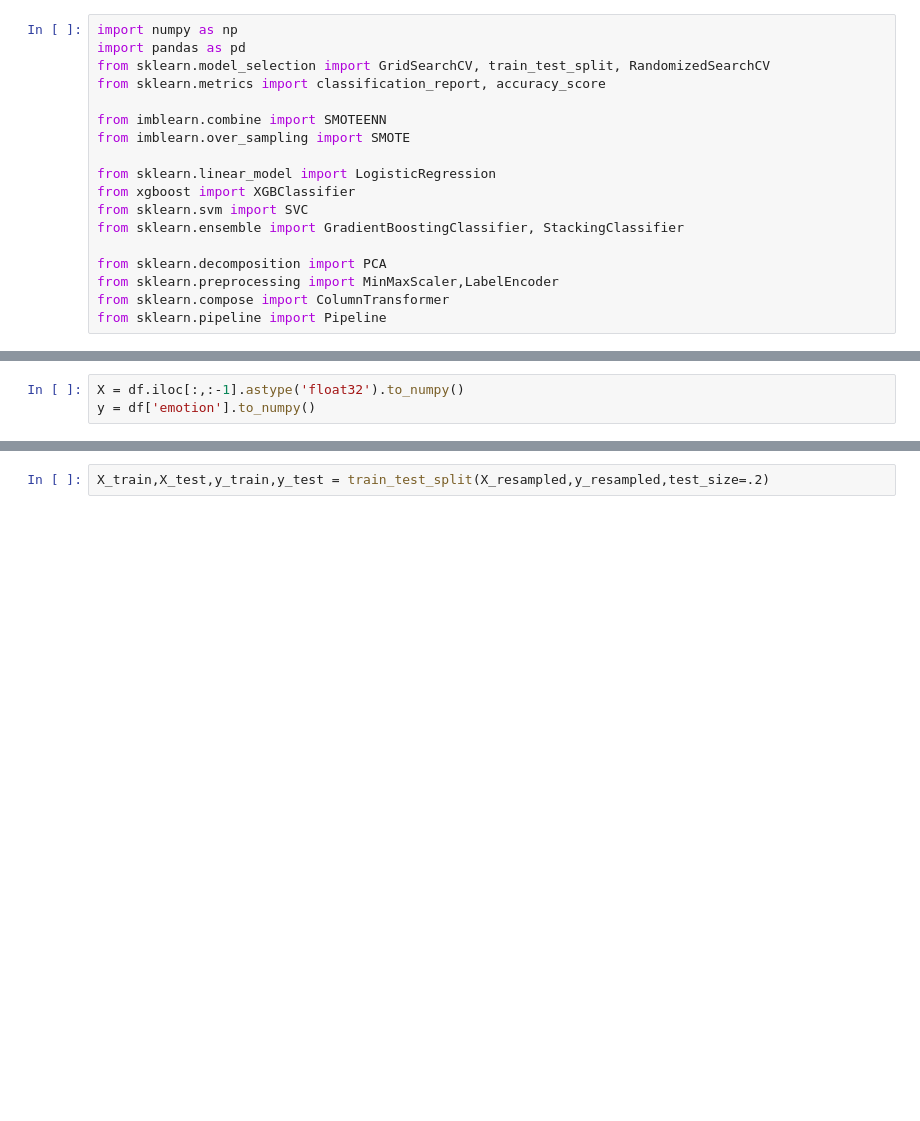
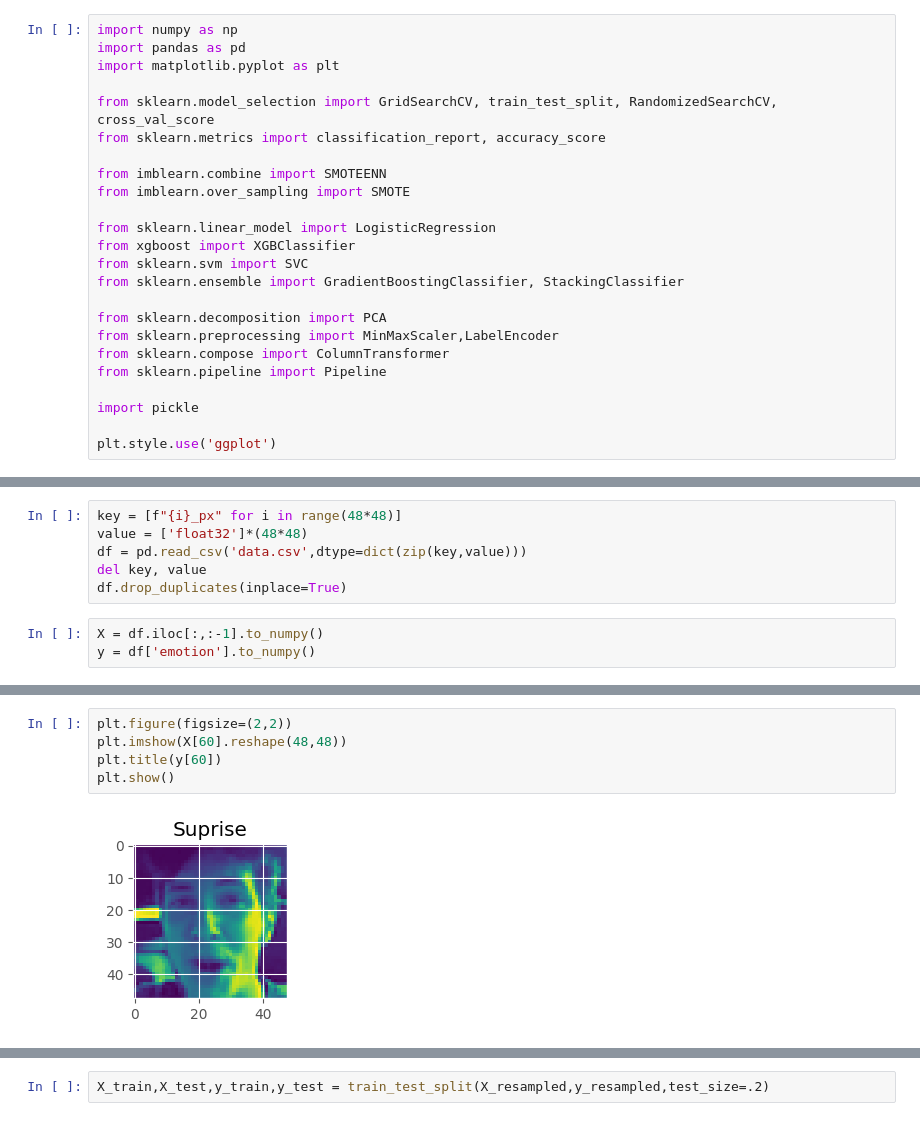
Before and after one commit to KToppo/Emotion-Detection-ML, a Jupyter notebook: Model_Building.ipynb, the cells around one changed output, grey strips where cells are left out. Cells and saved outputs as stored; diff of their text form; blank space fills up the shorter version.

Commit message:
update image-to-vector file tested new models and saved build models from it defining README and requirements file

```diff
--- a/Model_Building.ipynb
+++ b/Model_Building.ipynb
@@ -1,7 +1,9 @@
 # %%
 import numpy as np
 import pandas as pd
-from sklearn.model_selection import GridSearchCV, train_test_split, RandomizedSearchCV
+import matplotlib.pyplot as plt
+
+from sklearn.model_selection import GridSearchCV, train_test_split, RandomizedSearchCV, cross_val_score
 from sklearn.metrics import classification_report, accuracy_score
 
 from imblearn.combine import SMOTEENN
@@ -16,3 +18,7 @@ from sklearn.decomposition import PCA
 from sklearn.preprocessing import MinMaxScaler,LabelEncoder
 from sklearn.compose import ColumnTransformer
 from sklearn.pipeline import Pipeline
+
+import pickle
+
+plt.style.use('ggplot')
@@ -21,3 +27,9 @@ df = pd.read_csv('data.csv')
+# %%
+key = [f"{i}_px" for i in range(48*48)]
+value = ['float32']*(48*48)
+df = pd.read_csv('data.csv',dtype=dict(zip(key,value)))
+del key, value
+df.drop_duplicates(inplace=True)
 # %%
-X = df.iloc[:,:-1].astype('float32').to_numpy()
+X = df.iloc[:,:-1].to_numpy()
 y = df['emotion'].to_numpy()
@@ -23,0 +49,7 @@ y = df['emotion'].to_numpy()
+# %%
+plt.figure(figsize=(2,2))
+plt.imshow(X[60].reshape(48,48))
+plt.title(y[60])
+plt.show()
+# %% [output]
+[figure, added]
```
Also changed, not shown: parts of 69 cells of this notebook, 21 other files.
